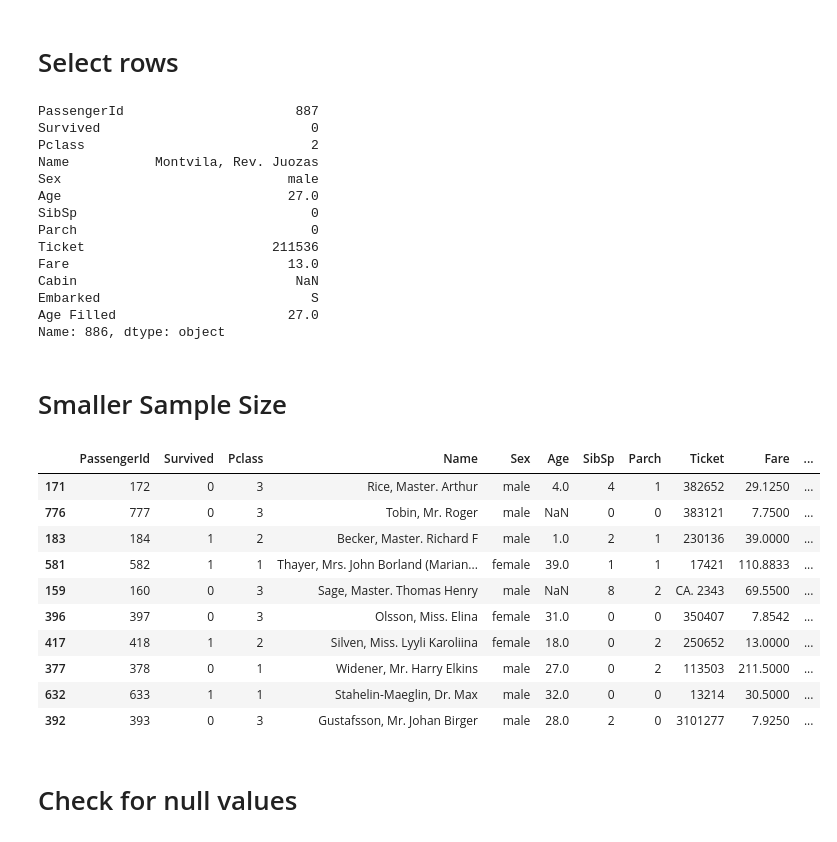
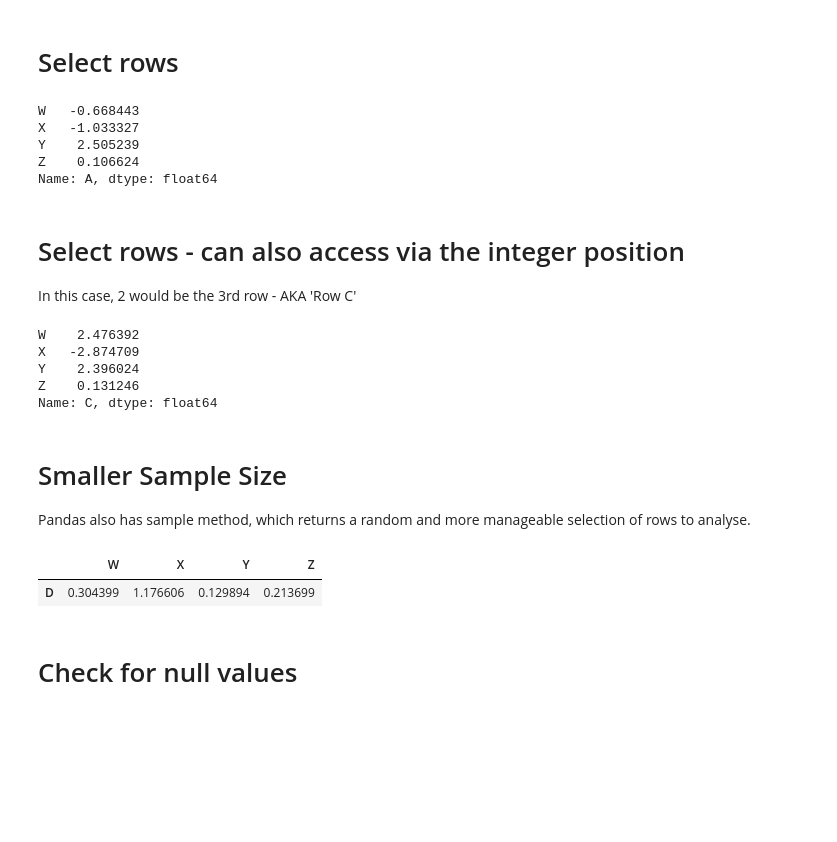
Before and after one commit to arutsh/Python-Programming-for-Data-Science-Part-1, a Jupyter notebook: lectures/05_Pandas_basics.ipynb, the cells around one changed output. Drawn from its saved outputs; the diff is of its cells as text; code cells hidden in the pictures; blank space fills up the shorter version.

```diff
--- a/lectures/05_Pandas_basics.ipynb
+++ b/lectures/05_Pandas_basics.ipynb
@@ -166,41 +153,35 @@ titanic_df[["Survived", "Fare"]]
 # %% [markdown]
 # Select rows
 # %%
-titanic_df.iloc[886]
+df.loc['A']
 # %% [output]
-PassengerId                      887
-Survived                           0
-Pclass                             2
-Name           Montvila, Rev. Juozas
-Sex                             male
-Age                             27.0
-SibSp                              0
-Parch                              0
-Ticket                        211536
-Fare                            13.0
-Cabin                            NaN
-Embarked                           S
-Age Filled                      27.0
-Name: 886, dtype: object
+W   -0.668443
+X   -1.033327
+Y    2.505239
+Z    0.106624
+Name: A, dtype: float64
+# %% [markdown]
+# Select rows - can also access via the integer position
+In this case, 2 would be the 3rd row - AKA 'Row C'
 # %%
-#df = pd.DataFrame()
-#df.loc['1']
+#i for integer - can get to the index position.
+#2 in this case is row 3 AKA row C
+df.iloc[2]
+# %% [output]
+W    2.476392
+X   -2.874709
+Y    2.396024
+Z    0.131246
+Name: C, dtype: float64
 # %% [markdown]
 # Smaller Sample Size
+
+Pandas also has sample method, which returns a random and more manageable selection of rows to analyse.
 # %%
-titanic_df.sample(10)
+df.sample(1)
 # %% [output]
-|  | PassengerId | Survived | Pclass | Name | Sex | Age | SibSp | Parch | Ticket | Fare | ... |
-| 171 | 172 | 0 | 3 | Rice, Master. Arthur | male | 4.0 | 4 | 1 | 382652 | 29.1250 | ... |
-| 776 | 777 | 0 | 3 | Tobin, Mr. Roger | male | NaN | 0 | 0 | 383121 | 7.7500 | ... |
-| 183 | 184 | 1 | 2 | Becker, Master. Richard F | male | 1.0 | 2 | 1 | 230136 | 39.0000 | ... |
-| 581 | 582 | 1 | 1 | Thayer, Mrs. John Borland (Marian... | female | 39.0 | 1 | 1 | 17421 | 110.8833 | ... |
-| 159 | 160 | 0 | 3 | Sage, Master. Thomas Henry | male | NaN | 8 | 2 | CA. 2343 | 69.5500 | ... |
-| 396 | 397 | 0 | 3 | Olsson, Miss. Elina | female | 31.0 | 0 | 0 | 350407 | 7.8542 | ... |
-| 417 | 418 | 1 | 2 | Silven, Miss. Lyyli Karoliina | female | 18.0 | 0 | 2 | 250652 | 13.0000 | ... |
-| 377 | 378 | 0 | 1 | Widener, Mr. Harry Elkins | male | 27.0 | 0 | 2 | 113503 | 211.5000 | ... |
-| 632 | 633 | 1 | 1 | Stahelin-Maeglin, Dr. Max | male | 32.0 | 0 | 0 | 13214 | 30.5000 | ... |
-| 392 | 393 | 0 | 3 | Gustafsson, Mr. Johan Birger | male | 28.0 | 2 | 0 | 3101277 | 7.9250 | ... |
+|  | W | X | Y | Z |
+| D | 0.304399 | 1.176606 | 0.129894 | 0.213699 |
 # %% [markdown]
 # Check for null values
 # %%
```
Also changed, not shown: parts of 3 cells of this notebook.
